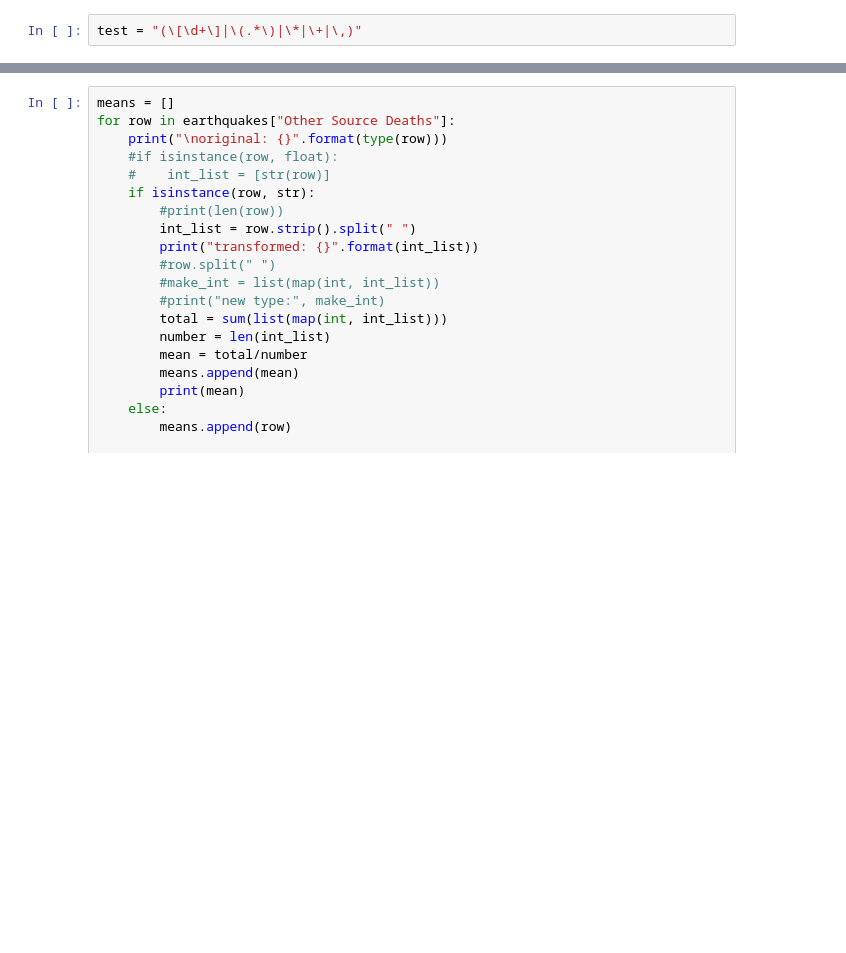
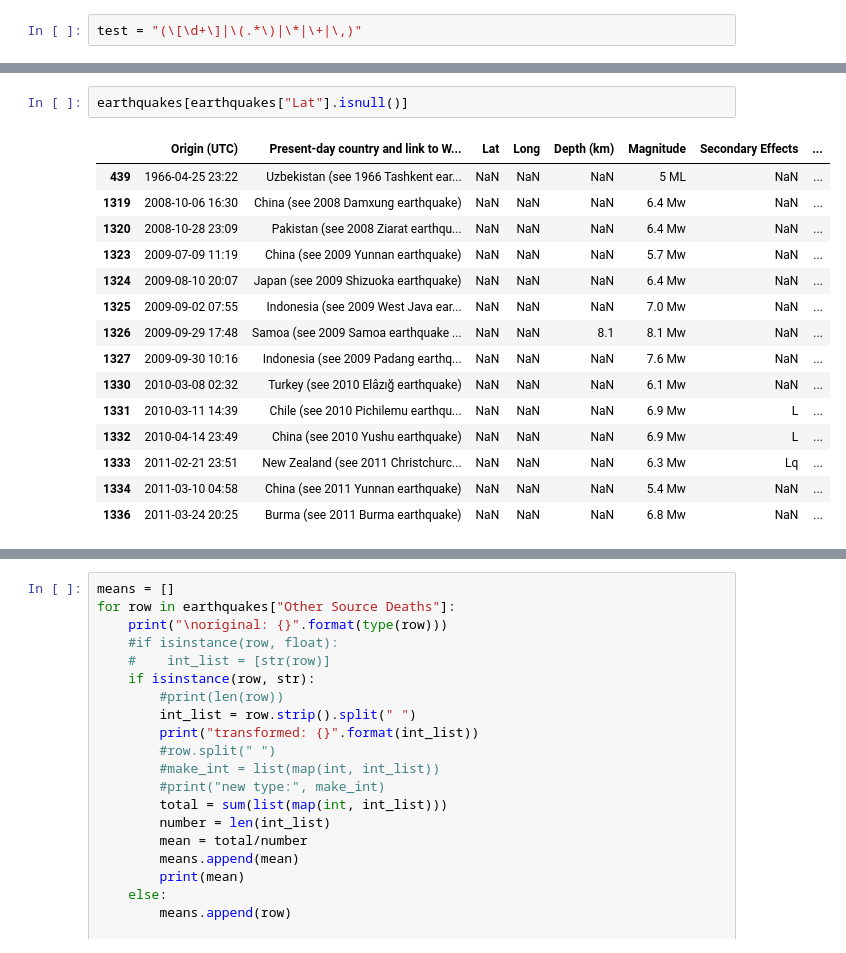
Before and after one commit to smitamisra/StrikingRobo_Earthquakes, a Jupyter notebook: MR_DQ3.ipynb, the cells around one changed output, grey strips where cells are left out. Drawn from its saved outputs; the diff is of its cells as text; blank space fills up the shorter version.

```diff
--- a/MR_DQ3.ipynb
+++ b/MR_DQ3.ipynb
@@ -139,3 +140,21 @@ earthquakes
 | 1338 | 2011-09-18 12:40 | India (see 2011 Sikkim earthquake) | 27.723 | 88.064 | 19.7 | 6.9 Mw | L | ... |
 | 1339 | 2011-09-23 10:41 | Turkey (see 2011 Van earthquake) | 38.6 | 43.5 | 7.2 | 7.1 Mw | NaN | ... |
 1340 rows × 12 columns
+# %%
+earthquakes[earthquakes["Lat"].isnull()]
+# %% [output]
+|  | Origin (UTC) | Present-day country and link to W... | Lat | Long | Depth (km) | Magnitude | Secondary Effects | ... |
+| 439 | 1966-04-25 23:22 | Uzbekistan (see 1966 Tashkent ear... | NaN | NaN | NaN | 5 ML | NaN | ... |
+| 1319 | 2008-10-06 16:30 | China (see 2008 Damxung earthquake) | NaN | NaN | NaN | 6.4 Mw | NaN | ... |
+| 1320 | 2008-10-28 23:09 | Pakistan (see 2008 Ziarat earthqu... | NaN | NaN | NaN | 6.4 Mw | NaN | ... |
+| 1323 | 2009-07-09 11:19 | China (see 2009 Yunnan earthquake) | NaN | NaN | NaN | 5.7 Mw | NaN | ... |
+| 1324 | 2009-08-10 20:07 | Japan (see 2009 Shizuoka earthquake) | NaN | NaN | NaN | 6.4 Mw | NaN | ... |
+| 1325 | 2009-09-02 07:55 | Indonesia (see 2009 West Java ear... | NaN | NaN | NaN | 7.0 Mw | NaN | ... |
+| 1326 | 2009-09-29 17:48 | Samoa (see 2009 Samoa earthquake ... | NaN | NaN | 8.1 | 8.1 Mw | NaN | ... |
+| 1327 | 2009-09-30 10:16 | Indonesia (see 2009 Padang earthq... | NaN | NaN | NaN | 7.6 Mw | NaN | ... |
+| 1330 | 2010-03-08 02:32 | Turkey (see 2010 Elâzığ earthquake) | NaN | NaN | NaN | 6.1 Mw | NaN | ... |
+| 1331 | 2010-03-11 14:39 | Chile (see 2010 Pichilemu earthqu... | NaN | NaN | NaN | 6.9 Mw | L | ... |
+| 1332 | 2010-04-14 23:49 | China (see 2010 Yushu earthquake) | NaN | NaN | NaN | 6.9 Mw | L | ... |
+| 1333 | 2011-02-21 23:51 | New Zealand (see 2011 Christchurc... | NaN | NaN | NaN | 6.3 Mw | Lq | ... |
+| 1334 | 2011-03-10 04:58 | China (see 2011 Yunnan earthquake) | NaN | NaN | NaN | 5.4 Mw | NaN | ... |
+| 1336 | 2011-03-24 20:25 | Burma (see 2011 Burma earthquake) | NaN | NaN | NaN | 6.8 Mw | NaN | ... |
```
Also changed, not shown: parts of 9 cells of this notebook, 5 other files.
